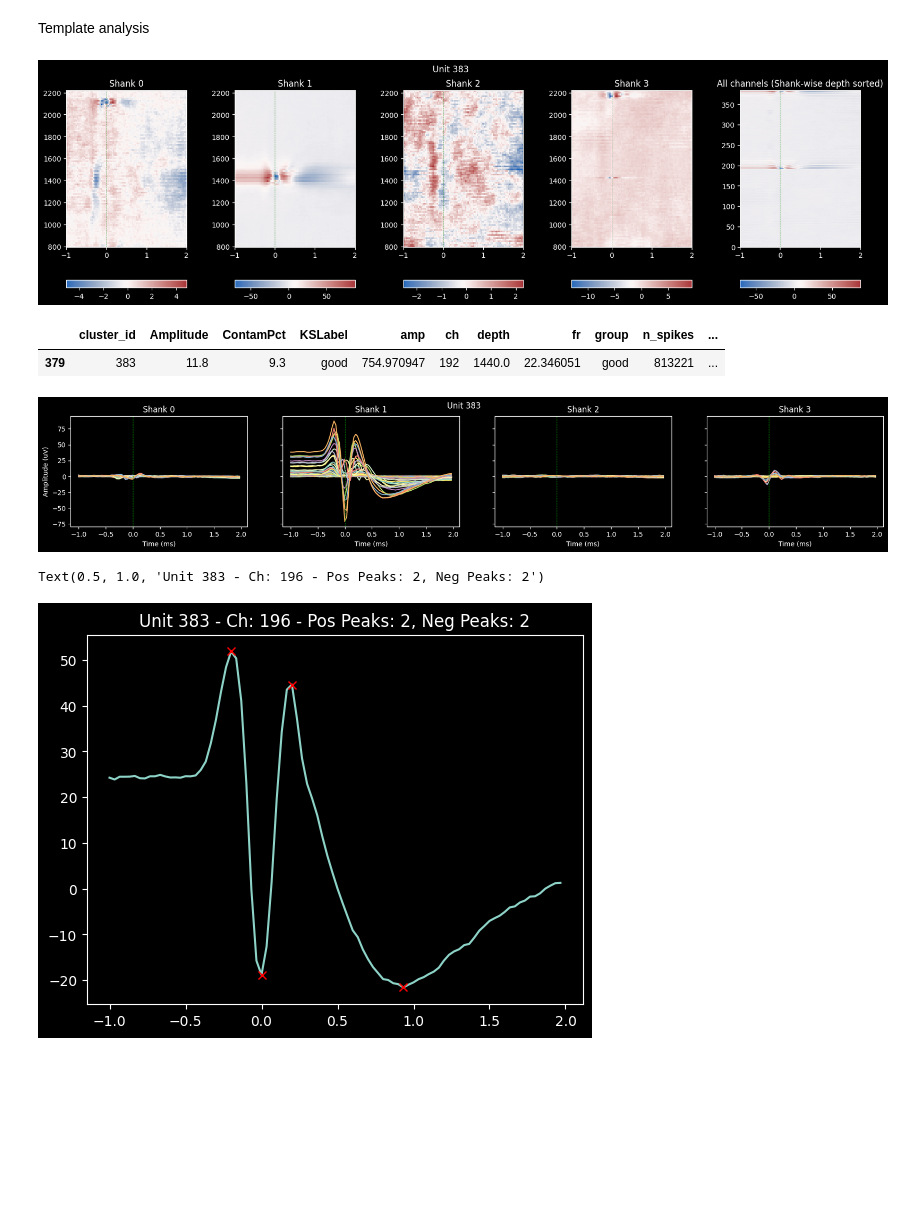
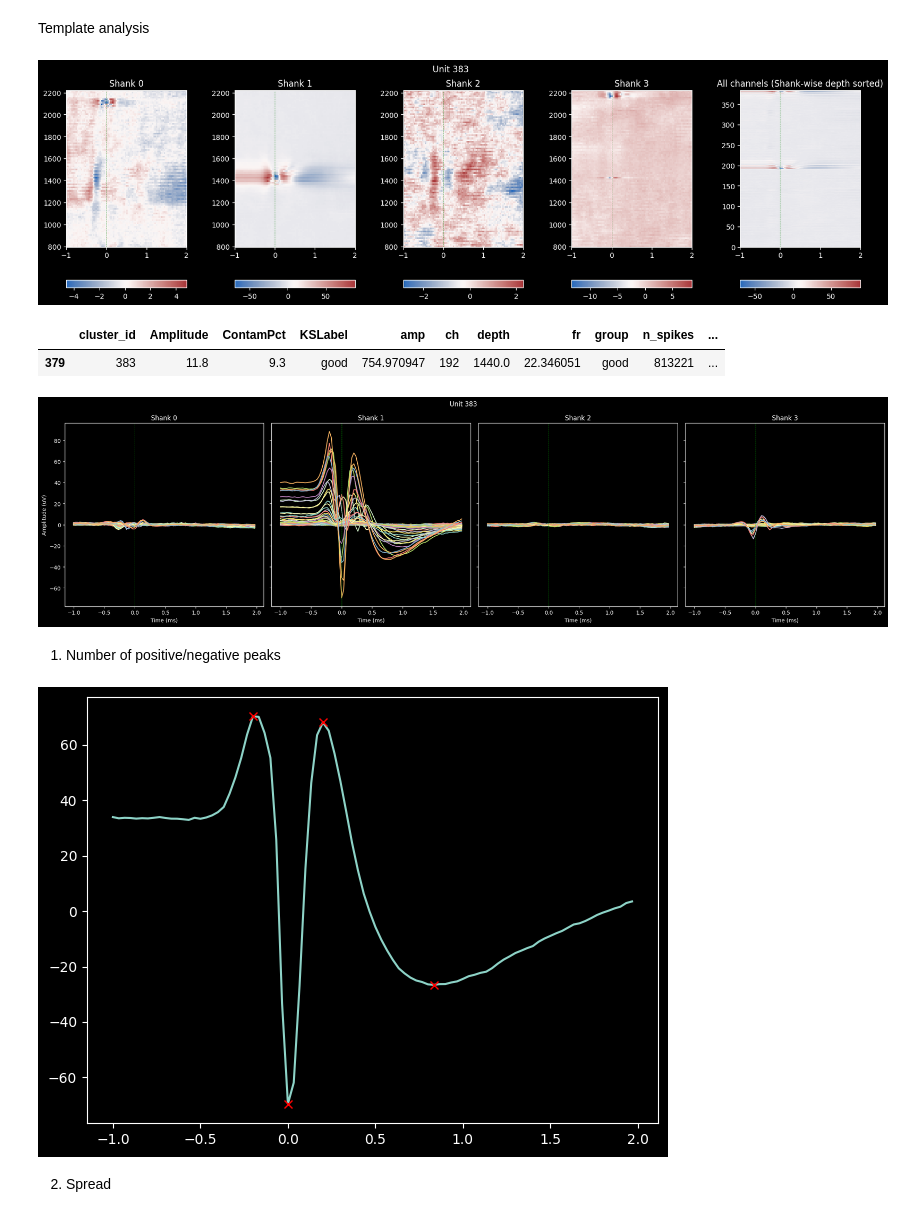
Before and after one commit to Senzai-Lab/tools, a Jupyter notebook: scripts/features.ipynb, the cells around one changed output. Saved outputs shown, nothing was run; the diff lists cells and outputs as text; code cells hidden in the pictures; blank space fills up the shorter version.

```diff
--- a/scripts/features.ipynb
+++ b/scripts/features.ipynb
@@ -11,18 +11,13 @@ import cmap
 
 from tools.io import load_units_metadata, load_probe
 
-data_path = Path(r"R:\Basic_Sciences\Phys\SenzaiLab\Elissa_Belluccini\Kilosort\Mouse10_20260210_795to2220")
-data_path = data_path / 'ProbeA'
-output_path = Path("D:/common_datasets/gamma")
-
-fs = 30000
 
 plt.style.use('dark_background')
 heatmap = cmap.Colormap('seaborn:vlag').to_matplotlib()
 
-units = load_units_metadata(data_path / 'kilosort', sorted = False)
-probe = load_probe(data_path / 'kilosort', sorted = False)
-
+data_path = Path(r"/Volumes/fsmresfiles/Basic_Sciences/Phys/SenzaiLab/Elissa_Belluccini/Kilosort/Mouse10_20260210_795to2220/ProbeA")
+output_path = Path('/Users/iii9781/senzailab/tools/data')
+fs = 30000
 
 def plot_shank_templates(
     template: np.ndarray,
@@ -101,7 +98,7 @@ else:
         sorting=sorting,
         recording=rec,
         sparse=False,
-        folder=output_path / 'postprocess',
+        folder=processing_dir,
         format='binary_folder',
         overwrite=False,
     )
@@ -149,5 +146,5 @@ template = template - np.median(template, axis=0)
 plot_shank_templates(template, probe, uid, heatmap=heatmap)
 plt.show()
 # %% [output]
-[figure, old version]
+[figure, new version]
 # %%
@@ -158,32 +156,39 @@ unit_row
 # %%
 unit_row = units[units['cluster_id'] == uid]
 shanks = np.unique(probe['shank_ids']).astype(int)
 t = np.arange(template.shape[0]) / fs * 1000 - ms_before
 
-fig, axs = plt.subplots(1, len(shanks), figsize=(22, 3), sharex=True, sharey=True)
+fig, axs = plt.subplots(1, len(shanks), figsize=(22, 6), sharex=True, sharey=True)
+
 for i, shank in enumerate(shanks):
     shank_mask = probe['shank_ids'] == shank
+
     shank_idx = probe[shank_mask].index.values
+    y = template[:, shank_idx]
 
-    axs[i].plot(t, template[:, shank_idx])
+    axs[i].plot(t, y)
     axs[i].set_title(f'Shank {shank}')
     axs[i].set_xlabel('Time (ms)')
+    axs[i].axvline(0, color='green', linestyle='--', alpha=1, linewidth=0.7)
+
     if i == 0:
         axs[i].set_ylabel('Amplitude (uV)')
-    axs[i].axvline(0, color='green', linestyle='--', alpha=1, linewidth=0.7)
+
 plt.suptitle(f'Unit {uid}')
-# plt.tight_layout()
+plt.tight_layout()
 plt.show()
 # %% [output]
-[figure, old version]
+[figure, new version]
+# %% [markdown]
+1. Number of positive/negative peaks
 # %%
 from scipy.signal import find_peaks
-ch = unit_row['ch'] + 4
 
+ch = unit_row['ch']
 sig = np.squeeze(template[:, ch])
+prominence_thresh = 0.3
 
-min_prominence = 0.3 * np.abs(sig).max()
-
+min_prominence = prominence_thresh * np.abs(sig).max()
 peaks, properties = find_peaks(np.abs(sig), prominence=min_prominence)
 
 num_pos_peaks = np.sum(sig[peaks] > 0)
@@ -191,6 +196,9 @@ num_neg_peaks = np.sum(sig[peaks] < 0)
 
 plt.plot(t, sig)
 plt.plot(t[peaks], sig[peaks], 'x', color='red')
+plt.tight_layout()
+plt.show()
 # %% [output]
-Text(0.5, 1.0, 'Unit 383 - Ch: 196 - Pos Peaks: 2, Neg Peaks: 2')
-[figure, old version]
+[figure, new version]
+# %% [markdown]
+2. Spread
```
Also changed, not shown: parts of 5 cells of this notebook, 3 other files.
